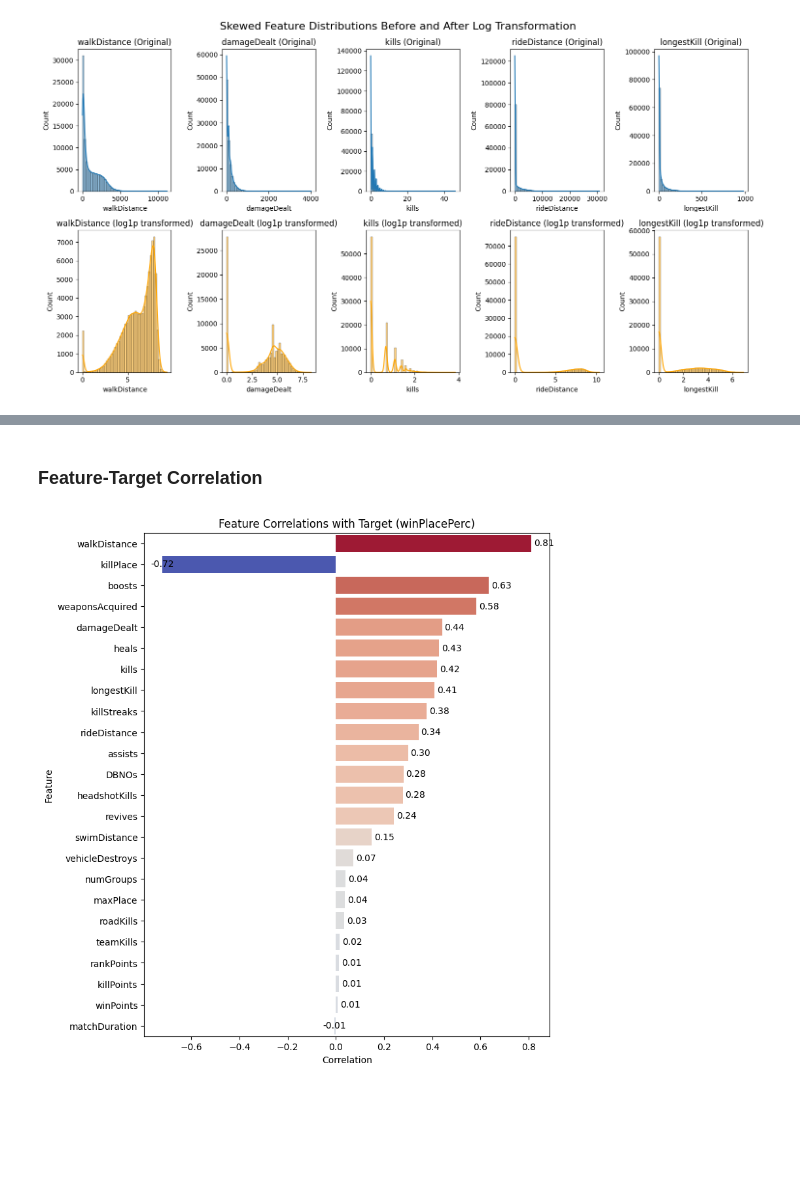
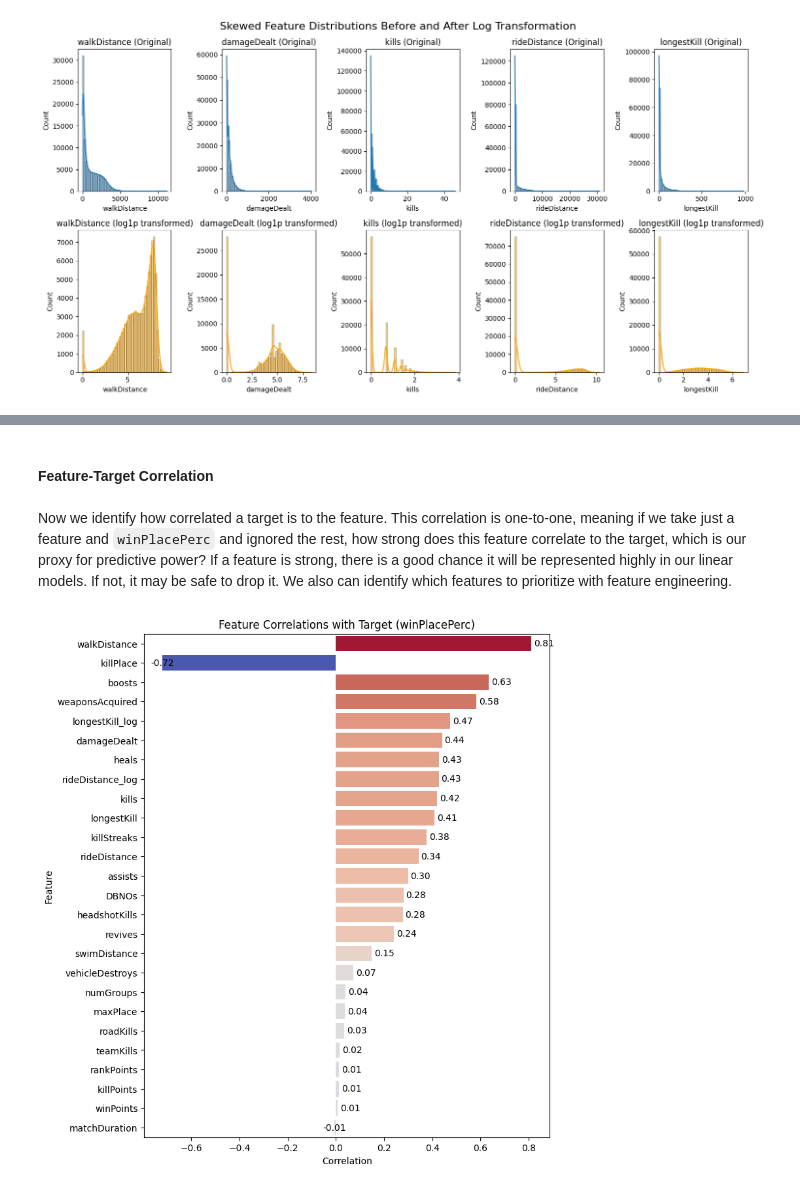
Before and after one commit to dganesh05/project-3, a Jupyter notebook: project-revised.ipynb, the cells around one changed output, grey strips where cells are left out. Drawn from its saved outputs; the diff is of its cells as text; code cells hidden in the pictures; blank space fills up the shorter version.

```diff
--- a/project-revised.ipynb
+++ b/project-revised.ipynb
@@ -217,6 +251,10 @@ Scale ratio (max std / min std): 759.4x
 # %%
-important_cols = ['kills','damageDealt','walkDistance','rideDistance','longestKill',
-                  'boosts','heals','revives','killStreaks','DBNOs']
+# This is just a way to sample important features for visualization
+# You can choose different thresholds or methods to select important features
+# Or go all out and select all features if desired
+corr_with_target = df[num_cols].corr()['winPlacePerc'].drop('winPlacePerc')
+important_cols = corr_with_target[abs(corr_with_target) > 0.15].index.tolist()
+
 plt.figure(figsize=(18,10))
 df.sample(100000, random_state=random_state)[important_cols].hist(figsize=(18,10), bins=30)
 plt.suptitle('Univariate Distributions of Important Numerical Features', fontsize=16)
@@ -310,5 +401,5 @@ plt.show()
 # %%
-df['is_suspicious'] = (kills_per_minute > 1.5) | (df['kills'] > 40)
-print(f"Suspicious records: {df['is_suspicious'].sum()} ({df['is_suspicious'].mean()*100}%)")
+is_suspicious = (kills_per_minute > 1.5) | (df['kills'] > 40)
+print(f"Suspicious records: {is_suspicious.sum()} ({is_suspicious.mean()*100}%)")
 # %% [output]
 Suspicious records: 212 (0.004767295275025714%)
@@ -425,8 +524,3 @@ plt.tight_layout()
 plt.show()
 # %% [output]
 [figure]
-# %%
-print("\n=== Correlation Comparison Across Match Types ===")
-for feature in features_to_check:
-    print(f"\n{feature}:")
-    print(corr_df[feature].sort_values(ascending=False))
@@ -490,19 +576,27 @@ If Δ > 0.05, log transformation significantly improves relationship with target
 # %% [markdown]
-### Feature-Target Correlation
+#### Feature-Target Correlation
+# %% [markdown]
+Now we identify how correlated a target is to the feature. This correlation is one-to-one, meaning if we take just a feature and `winPlacePerc` and ignored the rest, how strong does this feature correlate to the target, which is our proxy for predictive power? If a feature is strong, there is a good chance it will be represented highly in our linear models. If not, it may be safe to drop it. We also can identify which features to prioritize with feature engineering.
 # %%
+# Let's add log transformed features for rideDistance and longestKill to correlation plot
+corr_with_target_log_updated = corr_with_target.copy()
+corr_with_target_log_updated['rideDistance_log'] = np.log1p(df['rideDistance']).corr(df['winPlacePerc'])
+corr_with_target_log_updated['longestKill_log'] = np.log1p(df['longestKill']).corr(df['winPlacePerc'])
+corr_with_target_log_updated = corr_with_target_log_updated.sort_values(key=abs, ascending=False)
+
 plt.figure(figsize=(8, 10))
 sns.barplot(
-    x=corr_with_target,
-    y=corr_with_target.index,
+    x=corr_with_target_log_updated,
+    y=corr_with_target_log_updated.index,
     palette='coolwarm',
-    hue=corr_with_target,
+    hue=corr_with_target_log_updated,
     legend=False
 )
-for i, v in enumerate(corr_with_target):
+for i, v in enumerate(corr_with_target_log_updated):
     plt.text(v + 0.01 if v > 0 else v - 0.05, i, f"{v:.2f}", color='black', va='center')
 plt.title('Feature Correlations with Target (winPlacePerc)')
 plt.xlabel('Correlation')
 plt.ylabel('Feature')
 plt.show()
 # %% [output]
-[figure, old version]
+[figure, new version]
```
Also changed, not shown: parts of 62 cells of this notebook.
